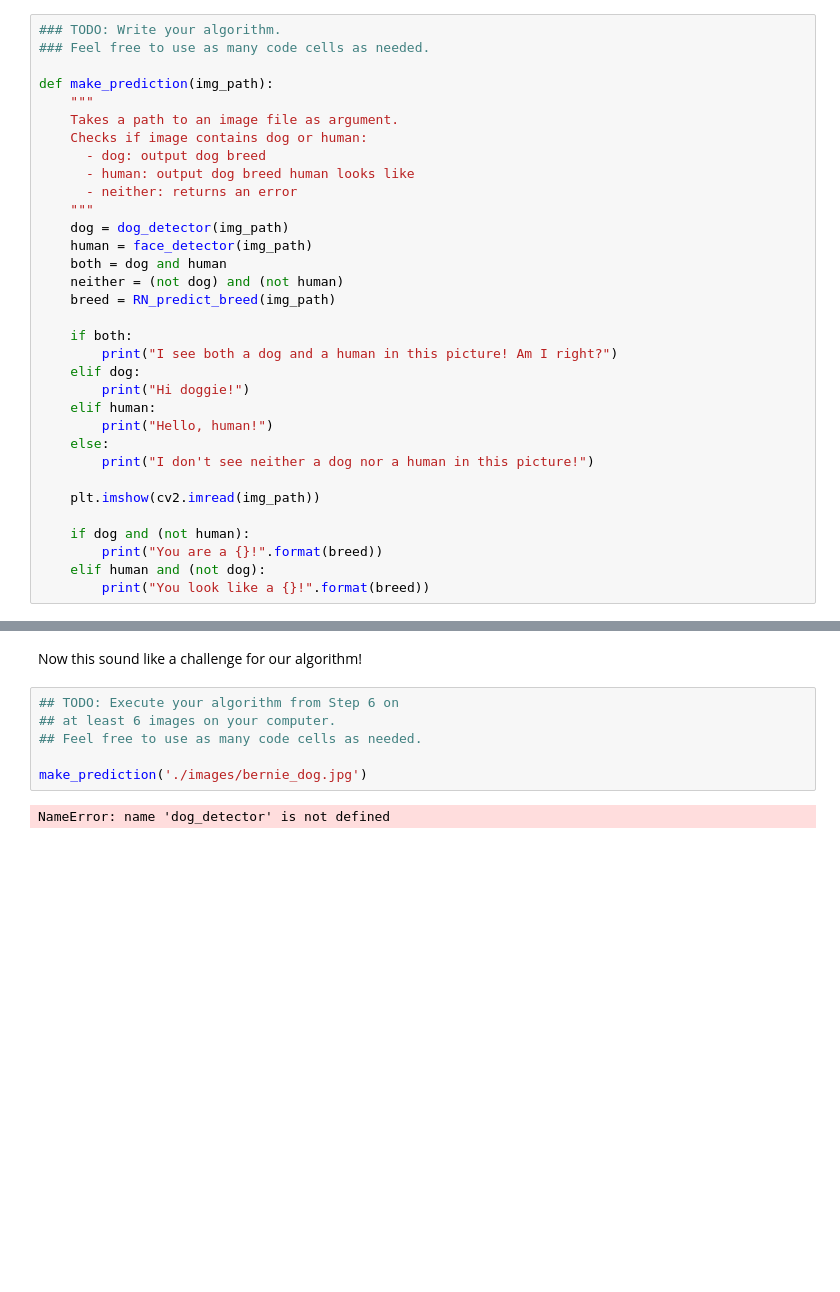
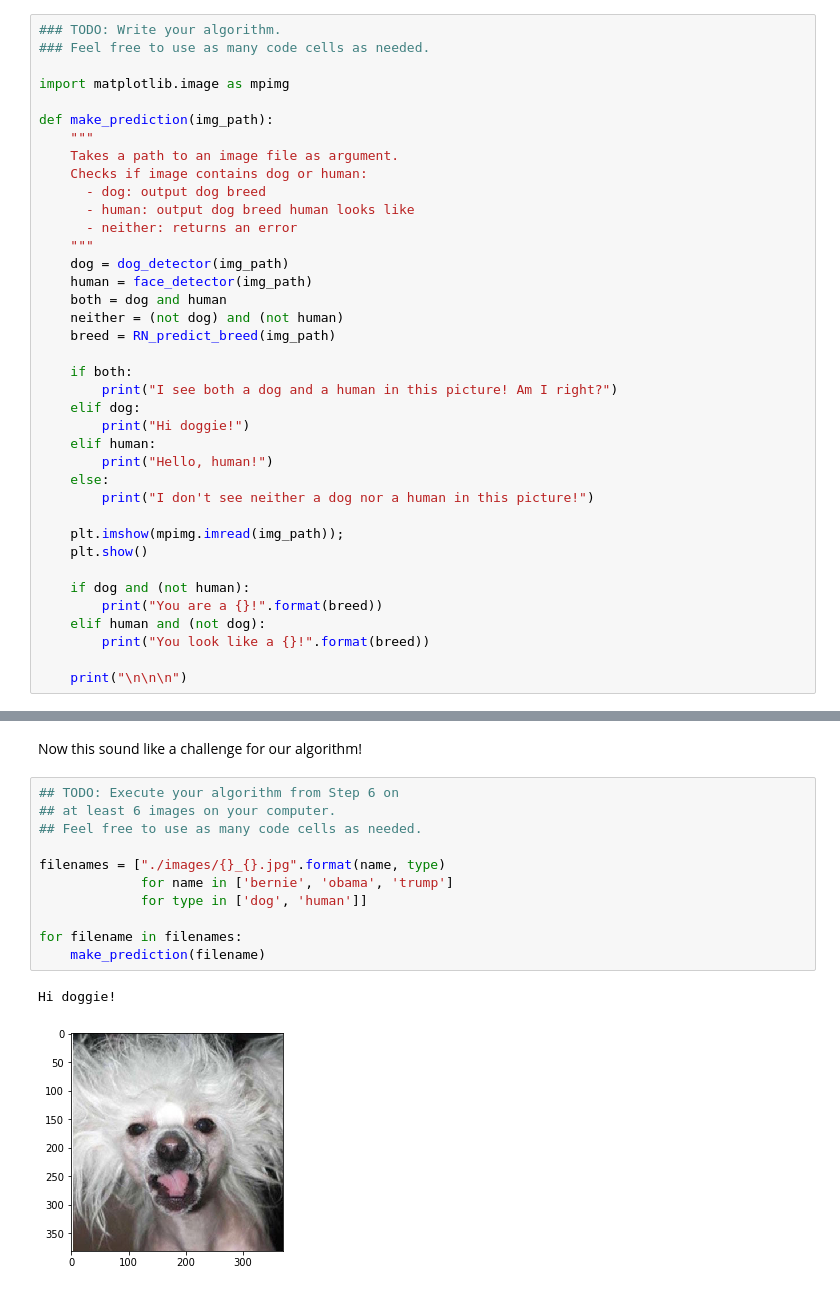
Before and after one commit to lmurtinho/dog-project, a Jupyter notebook: dog_app.ipynb, the cells around one changed output, grey strips where cells are left out. Saved outputs shown, nothing was run; the diff lists cells and outputs as text; blank space fills up the shorter version.

```diff
--- a/dog_app.ipynb
+++ b/dog_app.ipynb
@@ -692,6 +690,8 @@ Some sample output for our algorithm is provided below, but feel free to design
 # %%
 ### TODO: Write your algorithm.
 ### Feel free to use as many code cells as needed.
+
+import matplotlib.image as mpimg
 
 def make_prediction(img_path):
     """
@@ -716,12 +716,15 @@ def make_prediction(img_path):
     else:
         print("I don't see neither a dog nor a human in this picture!")
 
-    plt.imshow(cv2.imread(img_path))
+    plt.imshow(mpimg.imread(img_path));
+    plt.show()
 
     if dog and (not human):
         print("You are a {}!".format(breed))
     elif human and (not dog):
         print("You look like a {}!".format(breed))
+
+    print("\n\n\n")
 # %% [markdown]
 ---
 <a id='step7'></a>
@@ -763,8 +766,14 @@ Now this sound like a challenge for our algorithm!
 # %%
 ## TODO: Execute your algorithm from Step 6 on
 ## at least 6 images on your computer.
 ## Feel free to use as many code cells as needed.
 
-make_prediction('./images/bernie_dog.jpg')
+filenames = ["./images/{}_{}.jpg".format(name, type)
+             for name in ['bernie', 'obama', 'trump']
+             for type in ['dog', 'human']]
+
+for filename in filenames:
+    make_prediction(filename)
 # %% [output]
-NameError: name 'dog_detector' is not defined
+Hi doggie!
+[figure, added]
```
Also changed, not shown: parts of 16 cells of this notebook.
